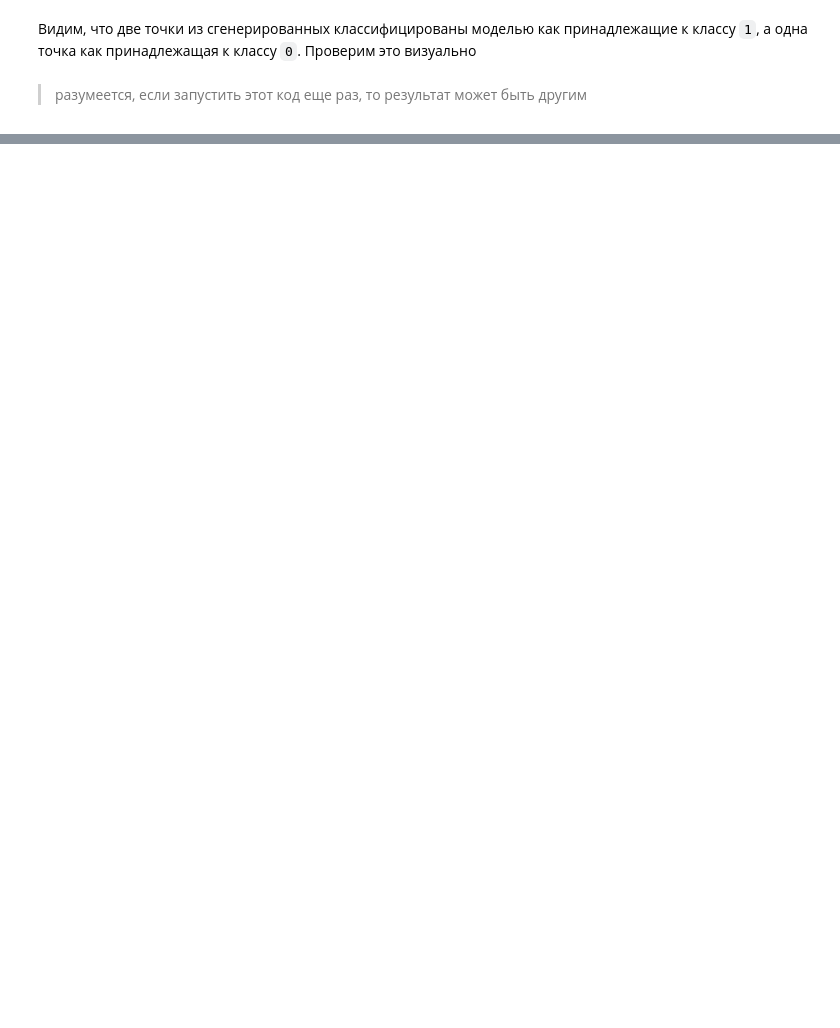
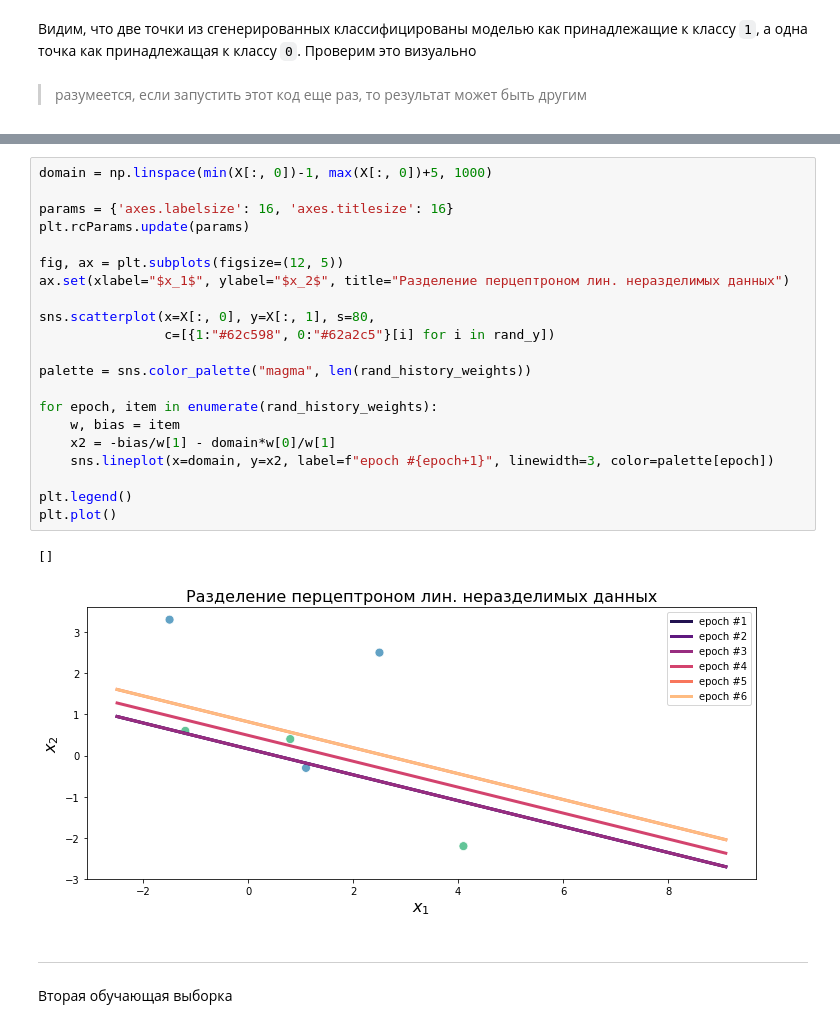
Before and after one commit to me0em/ann_class_labs, a Jupyter notebook: perceptron_lab1.ipynb, the cells around one changed output, grey strips where cells are left out. Drawn from its saved outputs; the diff is of its cells as text; blank space fills up the shorter version.

```diff
--- a/perceptron_lab1.ipynb
+++ b/perceptron_lab1.ipynb
@@ -131,0 +204,28 @@ plt.plot()
+# %%
+domain = np.linspace(min(X[:, 0])-1, max(X[:, 0])+5, 1000)
+
+params = {'axes.labelsize': 16, 'axes.titlesize': 16}
+plt.rcParams.update(params)
+
+fig, ax = plt.subplots(figsize=(12, 5))
+ax.set(xlabel="$x_1$", ylabel="$x_2$", title="Разделение перцептроном лин. неразделимых данных")
+
+sns.scatterplot(x=X[:, 0], y=X[:, 1], s=80,
+                c=[{1:"#62c598", 0:"#62a2c5"}[i] for i in rand_y])
+
+palette = sns.color_palette("magma", len(rand_history_weights))
+
+for epoch, item in enumerate(rand_history_weights):
+    w, bias = item
+    x2 = -bias/w[1] - domain*w[0]/w[1]
+    sns.lineplot(x=domain, y=x2, label=f"epoch #{epoch+1}", linewidth=3, color=palette[epoch])
+
+plt.legend()
+plt.plot()
+# %% [output]
+[]
+[figure, added]
+# %% [markdown]
+___
+# %% [markdown]
+Вторая обучающая выборка
```
Also changed, not shown: parts of 28 cells of this notebook.
